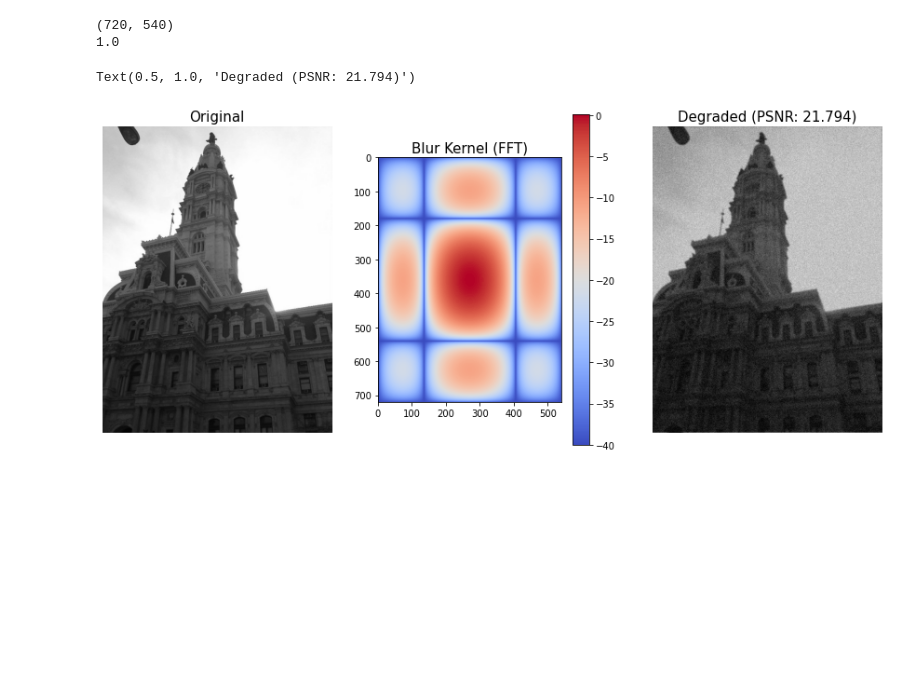
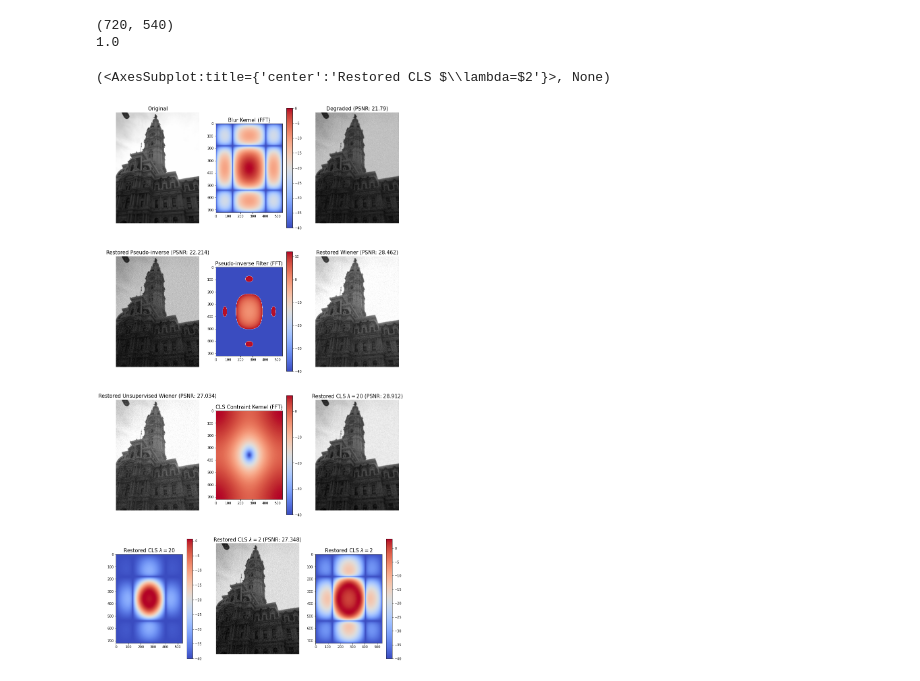
Before and after one commit to lmcanavals/dip, a Jupyter notebook: 11_02_constrained_least_squares.ipynb, the cells around one changed output. Drawn from its saved outputs; the diff is of its cells as text; code cells hidden in the pictures; blank space fills up the shorter version.

```diff
--- a/11_02_constrained_least_squares.ipynb
+++ b/11_02_constrained_least_squares.ipynb
@@ -21,13 +21,18 @@ def pseudo_inverse_filter(y, h, epsilon):
   return (im, Hf)
 # %%
 def cls_filter(y, h, c, lambd):
-  Hf = fp.ftt2(fp.ifftshift(h))
+  Hf = fp.fft2(fp.ifftshift(h))
   Cf = fp.fft2(fp.ifftshift(c))
-  Hf = np.conj(Hf) / (Hf* np.confj(Hf) + lambd*Cf*np.conj(Cf))
+  Hf = np.conj(Hf) / (Hf* np.conj(Hf) + lambd*Cf*np.conj(Cf))
   Yf = fp.fft2(y)
   I = Yf * Hf
   im = np.abs(fp.ifft2(I))
   return (im, Hf)
+# %%
+def plot_freq_filter(F, title, size=20):
+  plt.imshow(20*np.log10(0.01 + np.abs(fp.fftshift(F))), cmap='coolwarm')
+  plt.title(title, size=size)
+  plt.colorbar()
 # %%
 x = rgb2gray(imread('imagenes/building.png'))
 print(x.shape)
@@ -37,34 +42,65 @@ print(np.max(x))
 plt.figure(figsize=(15, 30))
 
 plt.subplot(431), plt.imshow(x, cmap='gray'), plt.axis('off'), plt.title('Original', size=15)
 
 h = np.ones((4, 4)) / 16
 h = np.pad(h, [(M//2 - 2, M//2 - 2), (N//2 - 2, N//2 - 2)], 'constant')
 sigma = 0.075
 Xf = fp.fft2(x)
 Hf = fp.fft2(fp.ifftshift(h))
 
 plt.subplot(432), plt.imshow(20*np.log10(0.01 + np.abs(fp.fftshift(Hf))), cmap='coolwarm'),
 plt.title('Blur Kernel (FFT)', size=15), plt.colorbar()
 
 Y = Hf * Xf
 y = fp.ifft2(Y).real + sigma * np.random.randn(M, N)
 
 plt.subplot(433), plt.imshow(np.abs(y), cmap='gray'), plt.axis('off'),
 plt.title(f'Degraded (PSNR: {np.round(psnr(x, y), 3)})', size=15)
 
-## Primer intento
+## restauración con pseudo inverse
 
 epsilon = 0.25
 pix, F_pseudo = pseudo_inverse_filter(y, h, epsilon)
 
 plt.subplot(434), plt.imshow(pix, cmap='gray'), plt.axis('off'),
 plt.title(f'Restored Pseudo-inverse (PSNR: {np.round(psnr(x, pix), 3)})', size=15)
 
+plt.subplot(435), plot_freq_filter(F_pseudo, 'Pseudo-inverse Filter (FFT)', size=15)
 
-plt.subplot(435), plot_freq_filter(F_pseudo, 'Pseudo-inverse Filter (FFT)', size=15)
+# Restauración con wiener
+
+wx = wiener(y, h, balance=0.25)
+plt.subplot(436), plt.imshow(wx, cmap='gray'), plt.axis('off'),
+plt.title(f'Restored Wiener (PSNR: {np.round(psnr(x, wx), 3)})', size=15)
+
+# restoration unsipervised wiener
+
+uwx, _ = unsupervised_wiener(y, h)
+plt.subplot(437), plt.imshow(uwx, cmap='gray'), plt.axis('off'),
+plt.title(f'Restored Unsupervised Wiener (PSNR: {np.round(psnr(x, uwx), 3)})', size=15)
+
+# Restauración con cls filter
+c = np.array([[0,1/4,0],[1/4,-1,1/4],[0,1/4,0]])
+c = np.pad(c, [(M//2 - 1, M//2 - 2), (N//2 - 2, N//2 - 1)], 'constant')
+Cf = fp.fft2(fp.ifftshift(c))
+
+plt.subplot(438), plt.imshow(20*np.log10(0.01 + np.abs(fp.fftshift(Cf))), cmap='coolwarm'),
+plt.title(f"CLS Contraint Kernel (FFT)", size=15), plt.colorbar()
+
+lambd = 20
+clx, F_restored = cls_filter(y, h, c, lambd)
+plt.subplot(439), plt.imshow(clx, cmap='gray'), plt.axis('off'),
+plt.title(f'Restored CLS $\lambda=${lambd} (PSNR: {np.round(psnr(x, clx), 3)})', size=15)
+plt.subplot(4,3,10), plot_freq_filter(F_restored, f'Restored CLS $\lambda=${lambd}', size=15)
+
+lambd = 2
+clx, F_restored = cls_filter(y, h, c, lambd)
+plt.subplot(4,3,11), plt.imshow(clx, cmap='gray'), plt.axis('off'),
+plt.title(f'Restored CLS $\lambda=${lambd} (PSNR: {np.round(psnr(x, clx), 3)})', size=15)
+plt.subplot(4,3,12), plot_freq_filter(F_restored, f'Restored CLS $\lambda=${lambd}', size=15)
 # %% [output]
 (720, 540)
 1.0
-Text(0.5, 1.0, 'Degraded (PSNR: 21.794)')
+(<AxesSubplot:title={'center':'Restored CLS $\\lambda=$2'}>, None)
-[figure, old version]
+[figure, new version]
```
Also changed, not shown: parts of 12 cells of this notebook.
